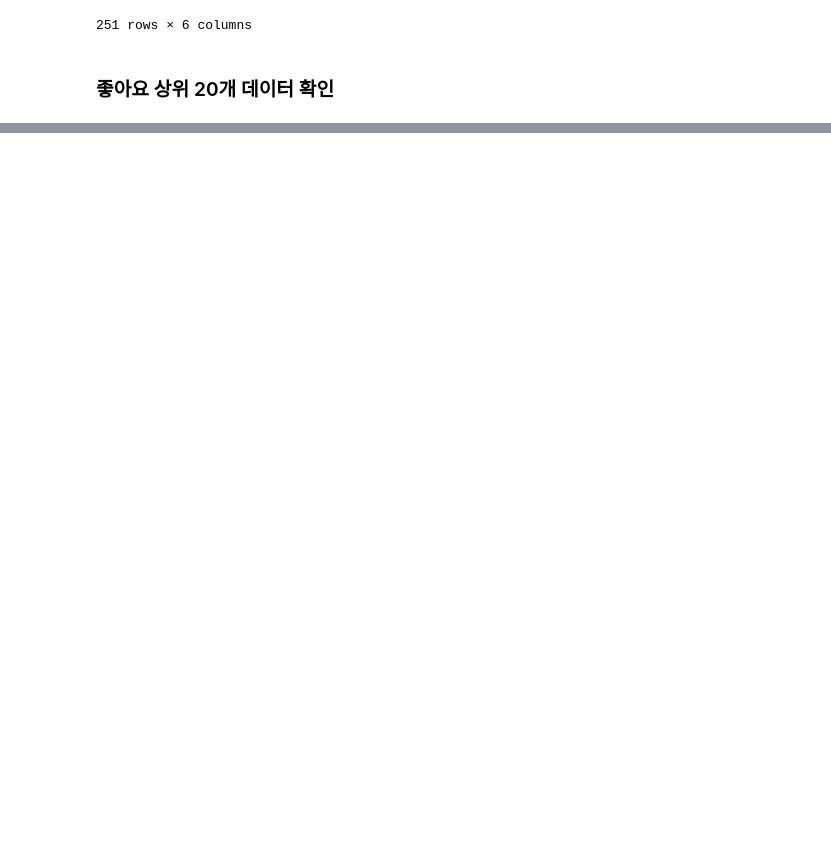
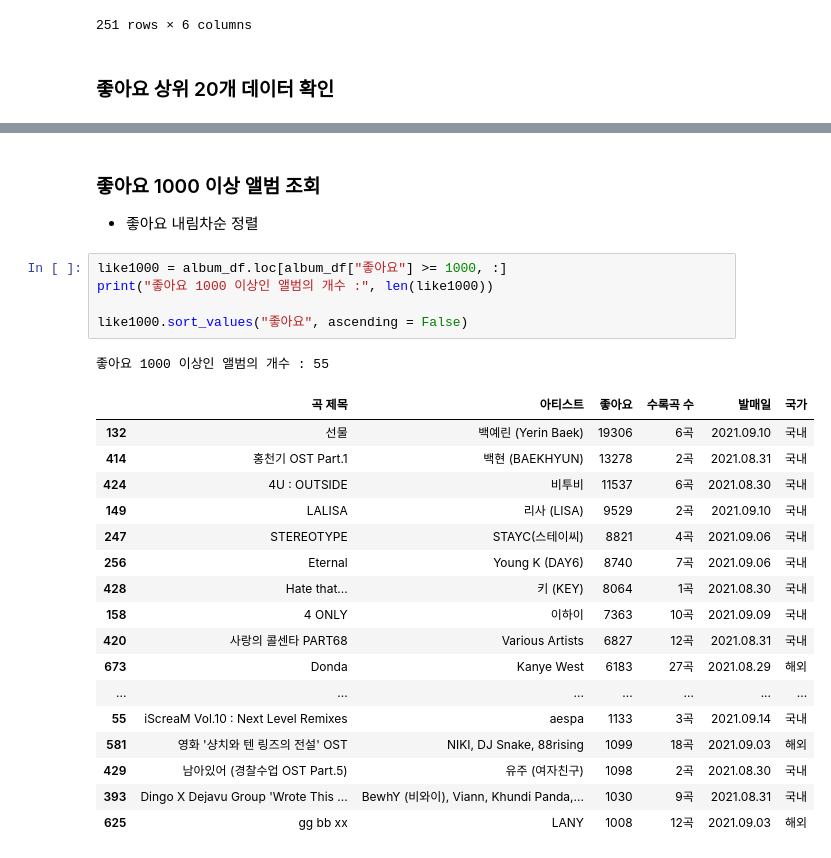
Before and after one commit to city1616/LikeLion_AI_SCHOOL_13th, a Jupyter notebook: 02. 웹과 Github 기본/05_web_data/파일럿프로젝트_멜론_최신앨범_정보_가져오기/melon_release_album.ipynb, the cells around one changed output, grey strips where cells are left out. Cells and saved outputs as stored; diff of their text form; blank space fills up the shorter version.

```diff
--- a/02. 웹과 Github 기본/05_web_data/파일럿프로젝트_멜론_최신앨범_정보_가져오기/melon_release_album.ipynb
+++ b/02. 웹과 Github 기본/05_web_data/파일럿프로젝트_멜론_최신앨범_정보_가져오기/melon_release_album.ipynb
@@ -354,0 +359,27 @@ heart_high.head(20)
+# %% [markdown]
+### 좋아요 1000 이상 앨범 조회
+* 좋아요 내림차순 정렬
+# %%
+like1000 = album_df.loc[album_df["좋아요"] >= 1000, :]
+print("좋아요 1000 이상인 앨범의 개수 :", len(like1000))
+
+like1000.sort_values("좋아요", ascending = False)
+# %% [output]
+좋아요 1000 이상인 앨범의 개수 : 55
+|  | 곡 제목 | 아티스트 | 좋아요 | 수록곡 수 | 발매일 | 국가 |
+| 132 | 선물 | 백예린 (Yerin Baek) | 19306 | 6곡 | 2021.09.10 | 국내 |
+| 414 | 홍천기 OST Part.1 | 백현 (BAEKHYUN) | 13278 | 2곡 | 2021.08.31 | 국내 |
+| 424 | 4U : OUTSIDE | 비투비 | 11537 | 6곡 | 2021.08.30 | 국내 |
+| 149 | LALISA | 리사 (LISA) | 9529 | 2곡 | 2021.09.10 | 국내 |
+| 247 | STEREOTYPE | STAYC(스테이씨) | 8821 | 4곡 | 2021.09.06 | 국내 |
+| 256 | Eternal | Young K (DAY6) | 8740 | 7곡 | 2021.09.06 | 국내 |
+| 428 | Hate that... | 키 (KEY) | 8064 | 1곡 | 2021.08.30 | 국내 |
+| 158 | 4 ONLY | 이하이 | 7363 | 10곡 | 2021.09.09 | 국내 |
+| 420 | 사랑의 콜센타 PART68 | Various Artists | 6827 | 12곡 | 2021.08.31 | 국내 |
+| 673 | Donda | Kanye West | 6183 | 27곡 | 2021.08.29 | 해외 |
+| ... | ... | ... | ... | ... | ... | ... |
+| 55 | iScreaM Vol.10 : Next Level Remixes | aespa | 1133 | 3곡 | 2021.09.14 | 국내 |
+| 581 | 영화 '샹치와 텐 링즈의 전설' OST | NIKI, DJ Snake, 88rising | 1099 | 18곡 | 2021.09.03 | 해외 |
+| 429 | 남아있어 (경찰수업 OST Part.5) | 유주 (여자친구) | 1098 | 2곡 | 2021.08.30 | 국내 |
+| 393 | Dingo X Dejavu Group 'Wrote This ... | BewhY (비와이), Viann, Khundi Panda,... | 1030 | 9곡 | 2021.08.31 | 국내 |
+| 625 | gg bb xx | LANY | 1008 | 12곡 | 2021.09.03 | 해외 |
```
Also changed, not shown: parts of 7 cells of this notebook, 1 other file.
